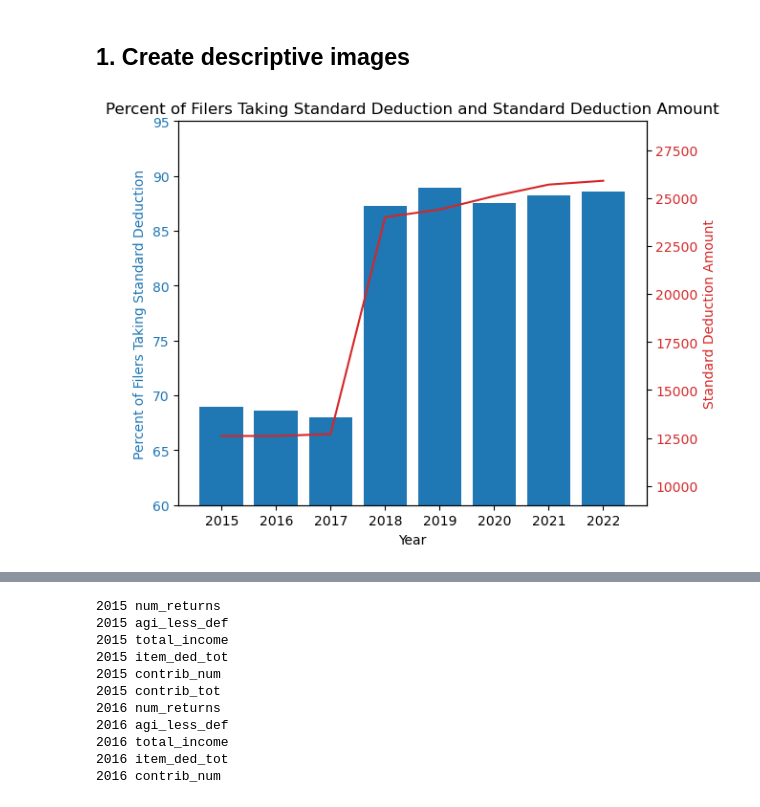
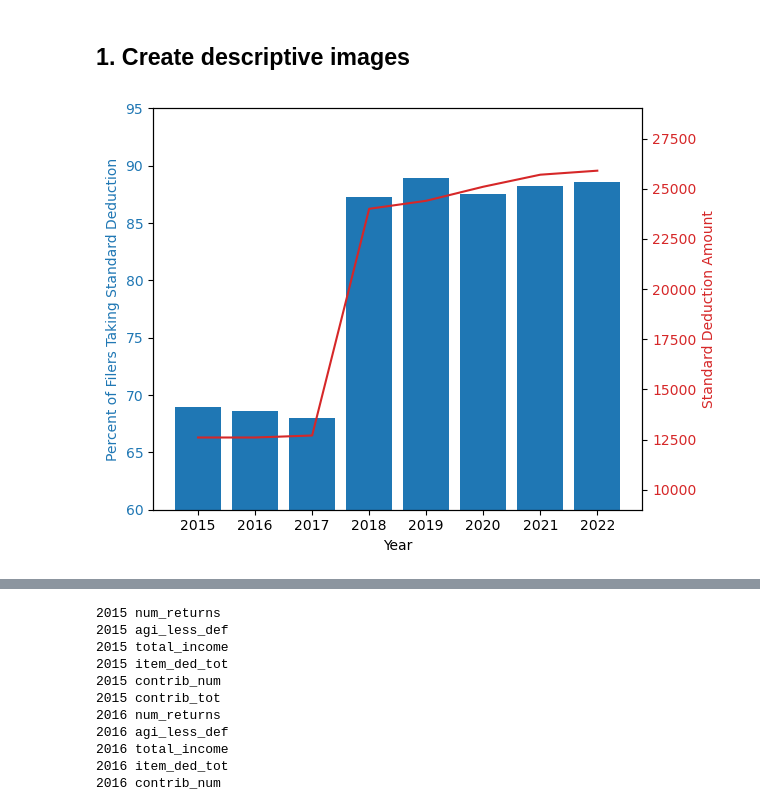
Before and after one commit to OpenSourceEcon/CharitableContrib, a Jupyter notebook: CharitableContrib.ipynb, the cells around one changed output, grey strips where cells are left out. Cells and saved outputs as stored; diff of their text form; code cells hidden in the pictures.

```diff
--- a/CharitableContrib.ipynb
+++ b/CharitableContrib.ipynb
@@ -64,33 +64,40 @@ pct_std_deduct['std_deduct_plus_other'] = (
 # %%
 # Make a plot with a left y-axis for the percent of filers who take the
 # standard deduction and a right y-axis for the std_deduct_joint amount.
 fig1, ax1 = plt.subplots()
 color_pct = 'tab:blue'
 ax1.set_xlabel('Year')
 ax1.set_ylabel('Percent of Filers Taking Standard Deduction', color=color_pct)
 ax1.bar(
     pct_std_deduct['year'], pct_std_deduct['pct_std_deduct'], color=color_pct,
     label='Percent of Filers Taking Standard Deduction'
 )
 ax1.tick_params(axis='y', labelcolor=color_pct)
 ax2 = ax1.twinx()
 color_std = 'tab:red'
 ax2.set_ylabel('Standard Deduction Amount', color=color_std)
 ax2.plot(
     pct_std_deduct['year'], pct_std_deduct['std_deduct_plus_joint'],
     color=color_std, label='Standard Deduction Amount (married, joint)'
 )
 ax2.tick_params(axis='y', labelcolor=color_std)
 # Set ax1 y-axis limits to 20-100 and ax2 y-axis limits to 10000-30000.
 ax1.set_ylim(60, 95)
 ax2.set_ylim(9000, 29000)
+# Put a note below the plot with the source of the data.
+# sub_plot_text = (
+#     "Note: Percent of filers taking the standard deduction data come from the IRS year-end complete reports. The standard deduction amount comes these same reports. The standard deduction amounts include the above-the-line charitable deduction amounts for non-itemizers in 2020 and 2021."
+# )
+# plt.figtext(
+#     0.5, 0.01, sub_plot_text, wrap=True, horizontalalignment='center', fontsize=12
+# )
 fig1.tight_layout()
-plt.title(
-    'Percent of Filers Taking Standard Deduction and Standard Deduction Amount'
-)
+# plt.title(
+#     'Percent of Filers Taking Standard Deduction and Standard Deduction Amount'
+# )
 # plt.legend(loc='upper left')
 # Save the plot as StdDeduct_pct_take.png in the images_dir directory.
 plt.savefig(os.path.join(images_dir, 'StdDeduct_pct_take.png'))
 plt.show()
 # %% [output]
-[figure, old version]
+[figure, new version]
```
Also changed, not shown: parts of 15 cells of this notebook, 9 other files.
